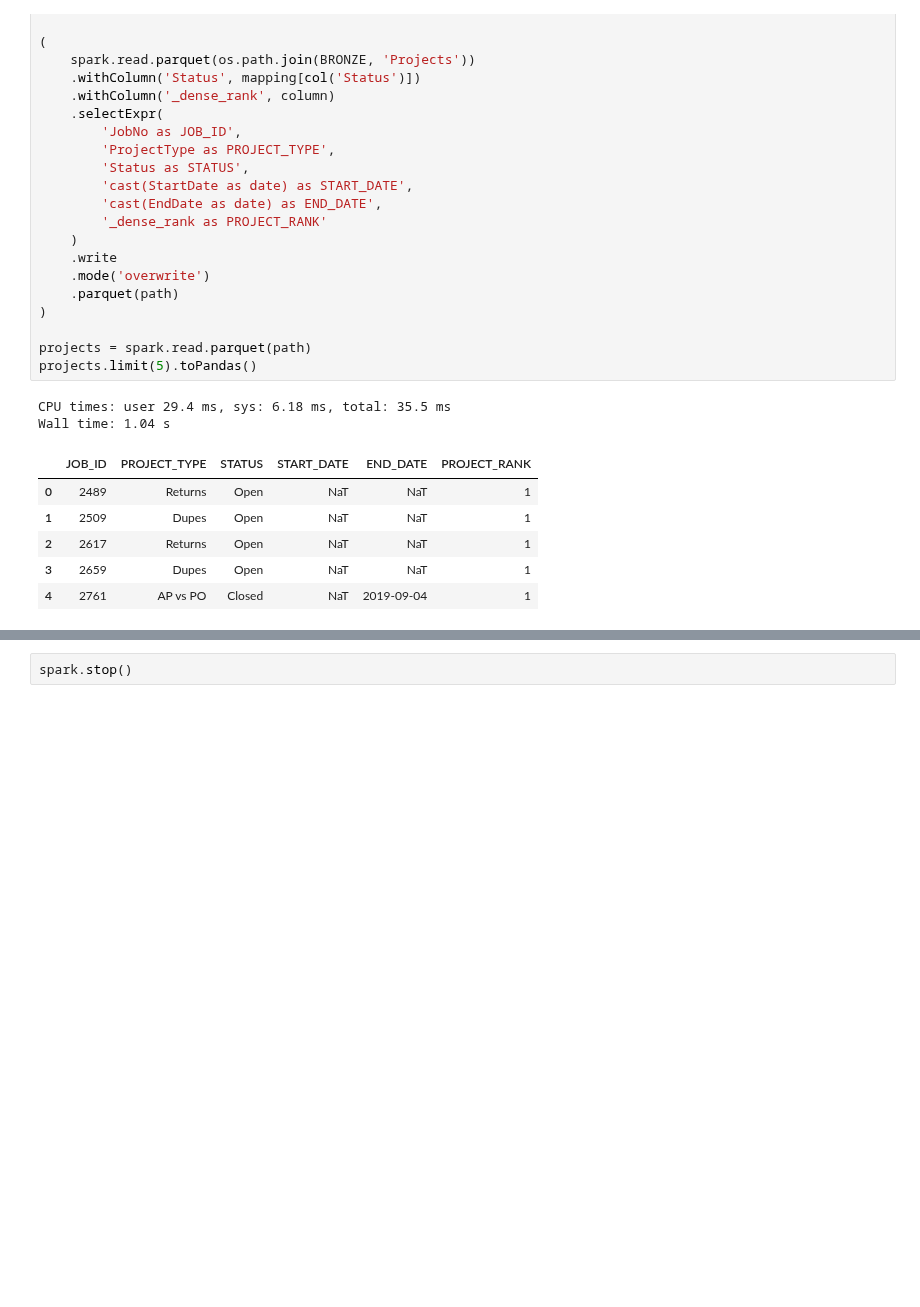
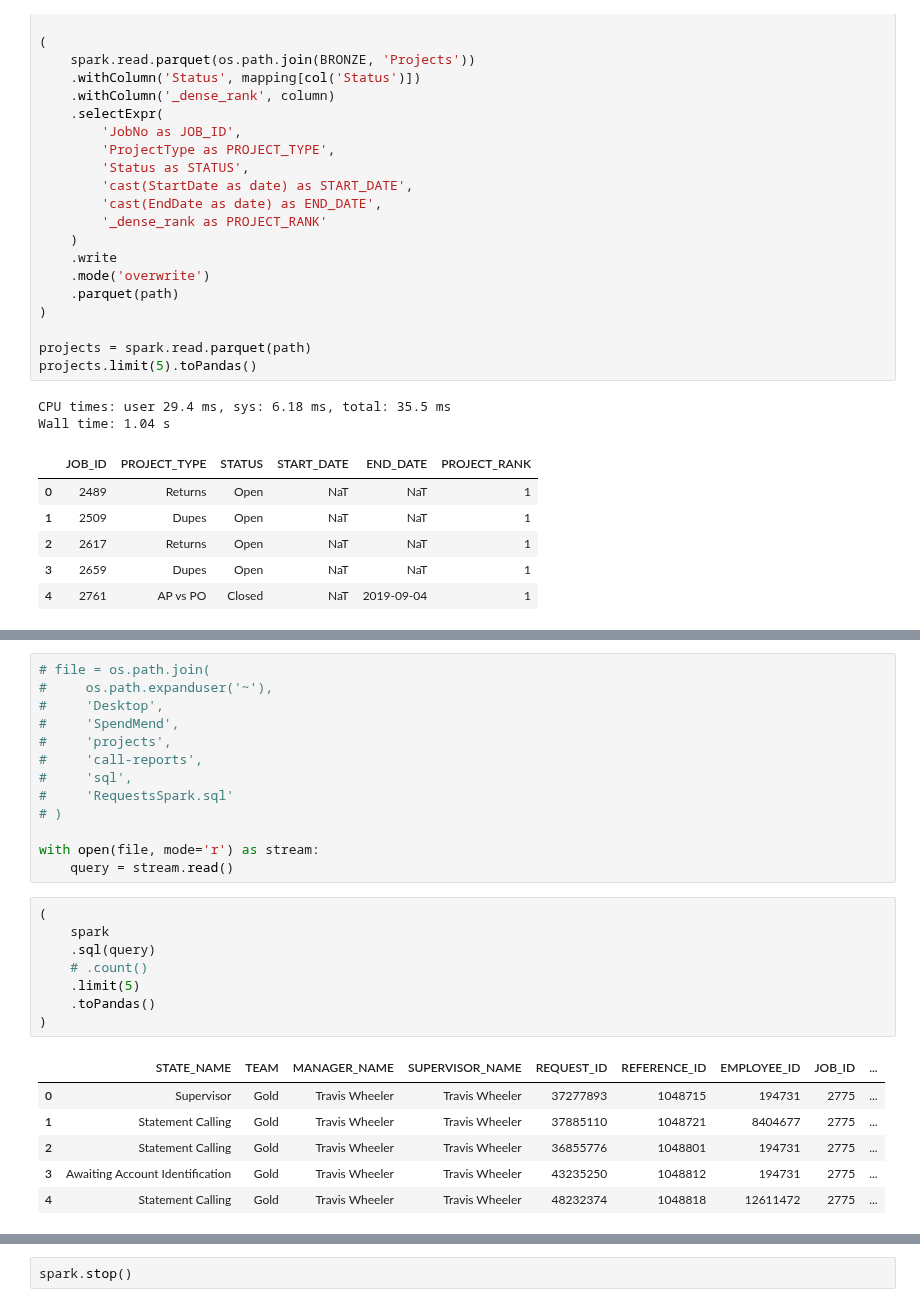
Before and after one commit to cpassorelli/call-reports, a Jupyter notebook: ipython/requests-data-warehouse-integration-silver.ipynb, the cells around one changed output, grey strips where cells are left out. Saved outputs shown, nothing was run; the diff lists cells and outputs as text; blank space fills up the shorter version.

```diff
--- a/ipython/requests-data-warehouse-integration-silver.ipynb
+++ b/ipython/requests-data-warehouse-integration-silver.ipynb
@@ -433,0 +523,28 @@ Wall time: 1.04 s
+# %%
+# file = os.path.join(
+#     os.path.expanduser('~'),
+#     'Desktop',
+#     'SpendMend',
+#     'projects',
+#     'call-reports',
+#     'sql',
+#     'RequestsSpark.sql'
+# )
+
+with open(file, mode='r') as stream:
+    query = stream.read()
+# %%
+(
+    spark
+    .sql(query)
+    # .count()
+    .limit(5)
+    .toPandas()
+)
+# %% [output]
+|  | STATE_NAME | TEAM | MANAGER_NAME | SUPERVISOR_NAME | REQUEST_ID | REFERENCE_ID | EMPLOYEE_ID | JOB_ID | ... |
+| 0 | Supervisor | Gold | Travis Wheeler | Travis Wheeler | 37277893 | 1048715 | 194731 | 2775 | ... |
+| 1 | Statement Calling | Gold | Travis Wheeler | Travis Wheeler | 37885110 | 1048721 | 8404677 | 2775 | ... |
+| 2 | Statement Calling | Gold | Travis Wheeler | Travis Wheeler | 36855776 | 1048801 | 194731 | 2775 | ... |
+| 3 | Awaiting Account Identification | Gold | Travis Wheeler | Travis Wheeler | 43235250 | 1048812 | 194731 | 2775 | ... |
+| 4 | Statement Calling | Gold | Travis Wheeler | Travis Wheeler | 48232374 | 1048818 | 12611472 | 2775 | ... |
```
Also changed, not shown: parts of 10 cells of this notebook, 2 other files.
